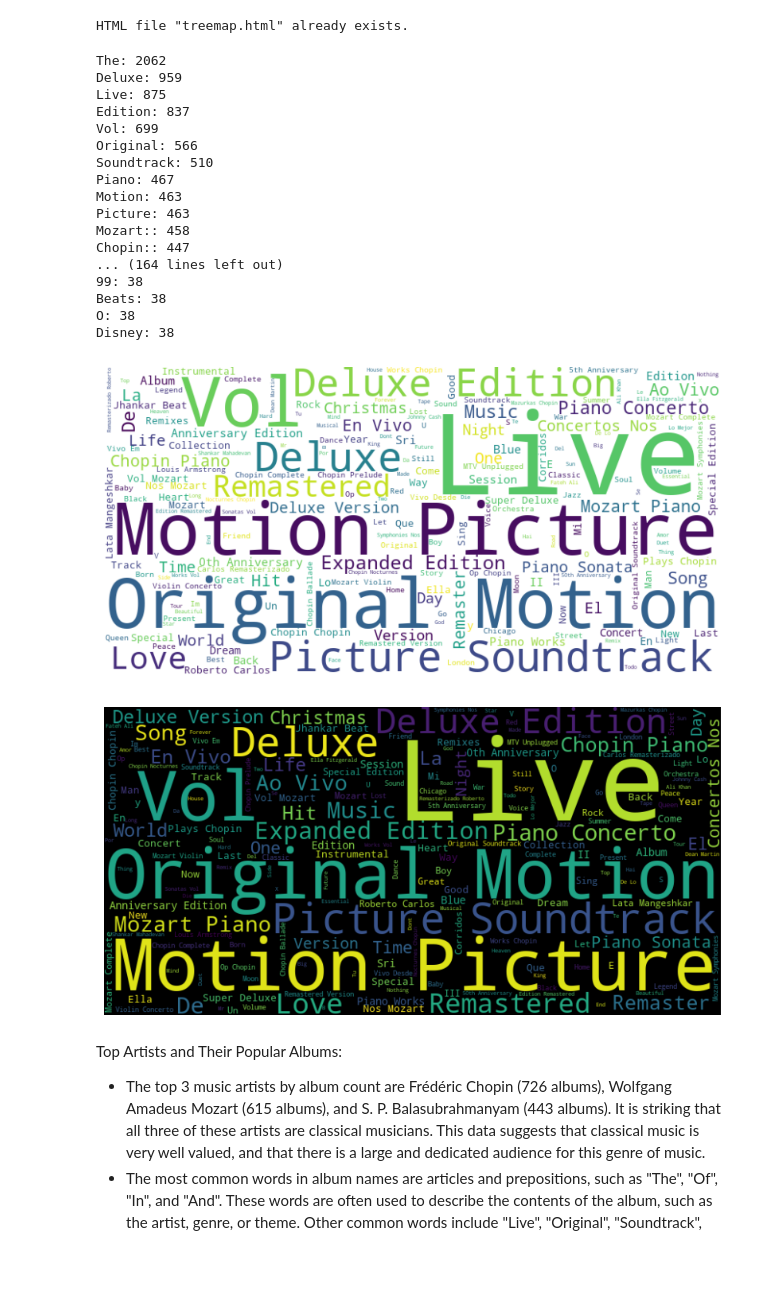
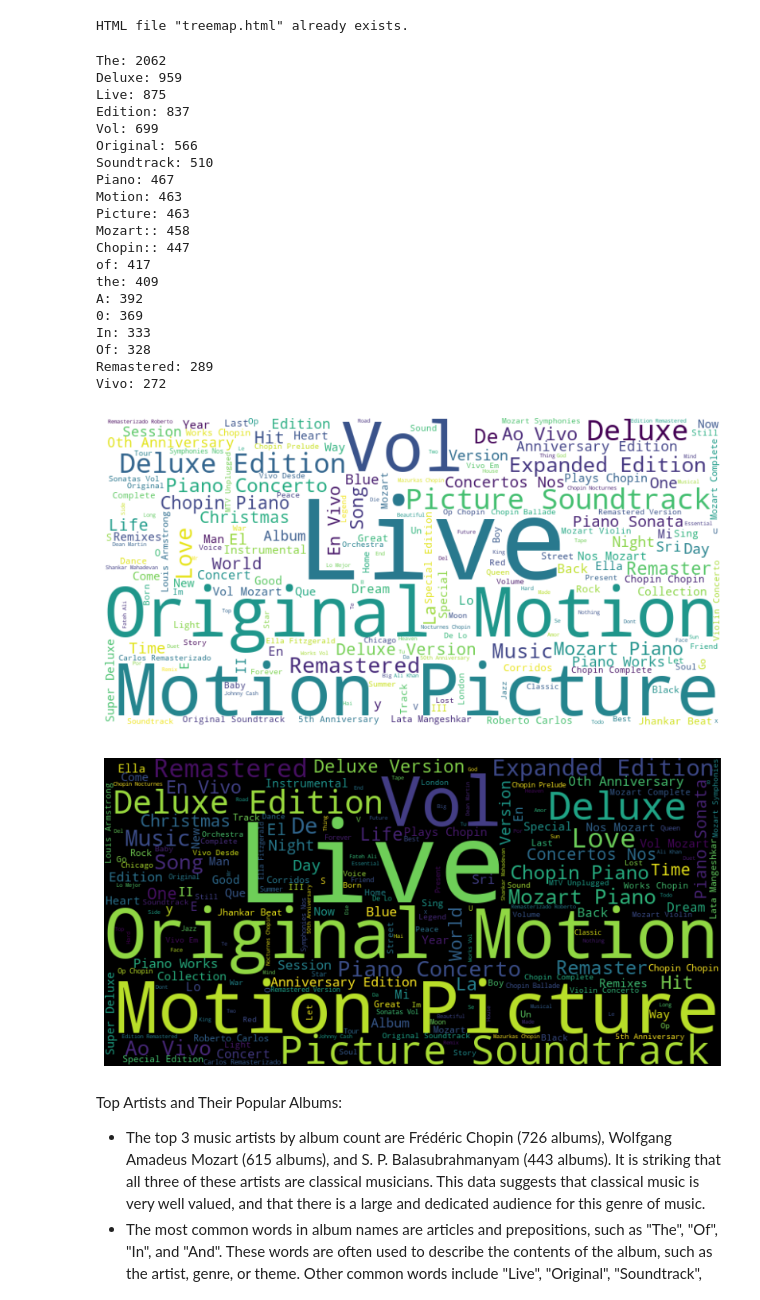
Before and after one commit to uktukt/SheGoesTech_Final_Project, a Jupyter notebook: fp_playlists_albums_new_data.ipynb, the cells around one changed output. Cells and saved outputs as stored; diff of their text form; code cells hidden in the pictures; blank space fills up the shorter version.

```diff
--- a/fp_playlists_albums_new_data.ipynb
+++ b/fp_playlists_albums_new_data.ipynb
@@ -466,41 +466,44 @@ def generate_wordcloud(text, background_color):
     plt.axis('off')
     plt.show()
 
 # Concatenate all album_names into a single string
 all_album_names = ' '.join(df_albums['album_name'].astype(str))
 words_to_remove = ['feat', 'remix', 'ft', 'ft.', "'", '.', '-', '&', '[', ']', '(', ')','1', '2','3', '4']
 for word in words_to_remove:
     all_album_names = all_album_names.replace(word, "")
 
 word_counts = Counter(all_album_names.split())
 sorted_word_counts = dict(sorted(word_counts.items(), key=lambda item: item[1], reverse=True))
-top_20_words = dict(list(sorted_word_counts.items())[:180])
+top_20_words = dict(list(sorted_word_counts.items())[:20])
 for word, count in top_20_words.items():
     print(f'{word}: {count}')
 
 # Generate and display the word cloud
 generate_wordcloud(all_album_names, 'white')
 generate_wordcloud(all_album_names, 'black')
 # %% [output]
 The: 2062
 Deluxe: 959
 Live: 875
 Edition: 837
 Vol: 699
 Original: 566
 Soundtrack: 510
 Piano: 467
 Motion: 463
 Picture: 463
 Mozart:: 458
 Chopin:: 447
-... (164 lines left out)
-99: 38
-Beats: 38
-O: 38
-Disney: 38
+of: 417
+the: 409
+A: 392
+0: 369
+In: 333
+Of: 328
+Remastered: 289
+Vivo: 272
-[figure, old version]
+[figure, new version]
-[figure, old version]
+[figure, new version]
 # %% [markdown]
 Top Artists and Their Popular Albums:
 
```
Also changed, not shown: parts of 1 cell of this notebook.
